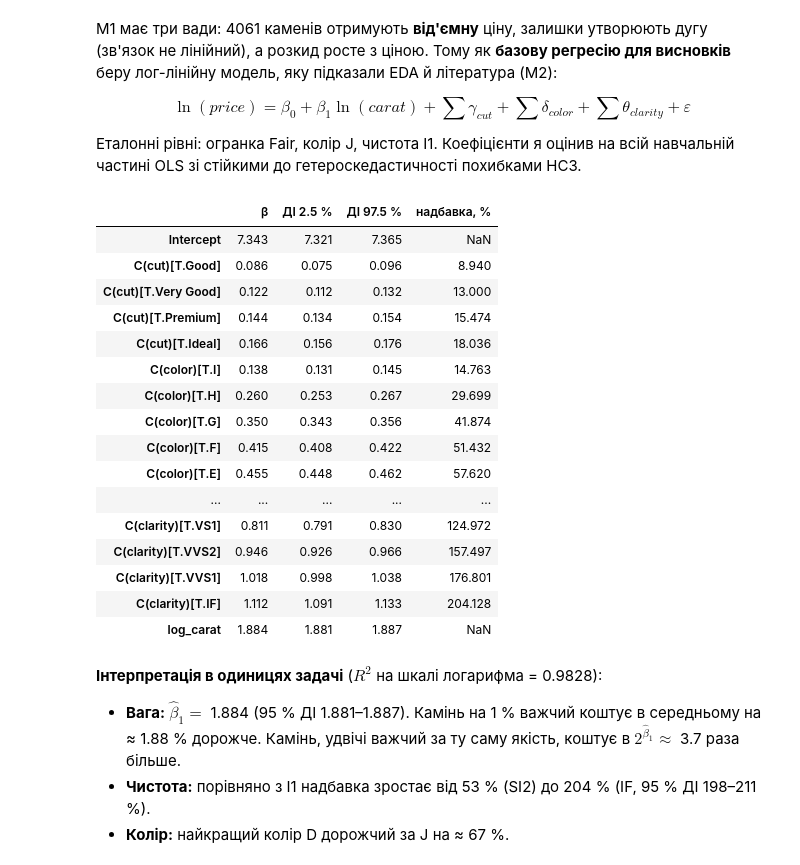
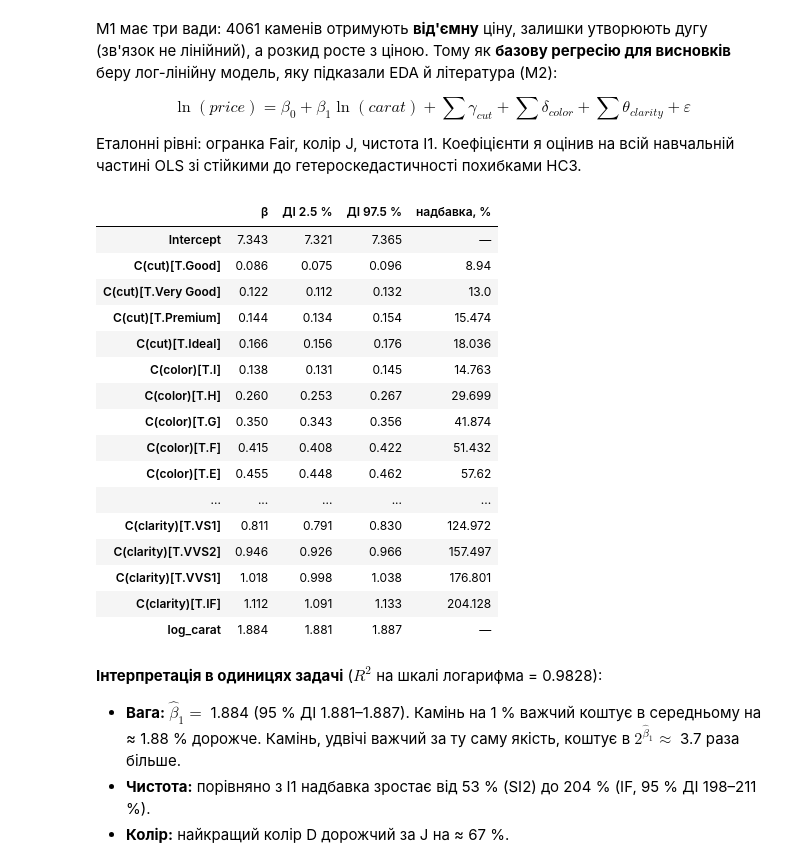
Before and after one commit to vladyslavdemchuk956/Lab03_Demchuk_Vladyslav, a Jupyter notebook: report.ipynb, the cells around one changed output. Cells and saved outputs as stored; diff of their text form; code cells hidden in the pictures.

```diff
--- a/report.ipynb
+++ b/report.ipynb
@@ -324,49 +324,50 @@ ci = m2.conf_int()
 coef = pd.DataFrame()
 coef["β"] = m2.params
 coef["ДІ 2.5 %"] = ci[0]
 coef["ДІ 97.5 %"] = ci[1]
 coef["надбавка, %"] = (np.exp(m2.params) - 1) * 100
 coef.loc["Intercept", "надбавка, %"] = np.nan
 coef.loc["log_carat", "надбавка, %"] = np.nan
 coef = coef.round(3)
+coef = coef.fillna("—")
 coef.to_csv("results/m2_coefficients.csv")
 
 b1 = float(m2.params["log_carat"])
 clarity_beta = m2.params[["C(clarity)[T.SI2]", "C(clarity)[T.SI1]", "C(clarity)[T.VS2]",
                           "C(clarity)[T.VS1]", "C(clarity)[T.VVS2]", "C(clarity)[T.VVS1]",
                           "C(clarity)[T.IF]"]]
 
 numbers["b1"] = round(b1, 3)
 numbers["b1_lo"] = round(float(ci.loc["log_carat", 0]), 3)
 numbers["b1_hi"] = round(float(ci.loc["log_carat", 1]), 3)
 numbers["r2_m2"] = round(float(m2.rsquared), 4)
 numbers["si2_prem"] = round(float(np.exp(m2.params["C(clarity)[T.SI2]"]) - 1) * 100)
 numbers["if_prem"] = round(float(np.exp(m2.params["C(clarity)[T.IF]"]) - 1) * 100)
 numbers["if_lo"] = round(float(np.exp(ci.loc["C(clarity)[T.IF]", 0]) - 1) * 100)
 numbers["if_hi"] = round(float(np.exp(ci.loc["C(clarity)[T.IF]", 1]) - 1) * 100)
 numbers["clar_monotone"] = bool(clarity_beta.is_monotonic_increasing and (clarity_beta > 0).all())
 numbers["d_prem"] = round(float(np.exp(m2.params["C(color)[T.D]"]) - 1) * 100)
 numbers["ideal_prem"] = round(float(np.exp(m2.params["C(cut)[T.Ideal]"]) - 1) * 100)
 
 coef
 # %% [output]
 |  | β | ДІ 2.5 % | ДІ 97.5 % | надбавка, % |
-| Intercept | 7.343 | 7.321 | 7.365 | NaN |
-| C(cut)[T.Good] | 0.086 | 0.075 | 0.096 | 8.940 |
-| C(cut)[T.Very Good] | 0.122 | 0.112 | 0.132 | 13.000 |
+| Intercept | 7.343 | 7.321 | 7.365 | — |
+| C(cut)[T.Good] | 0.086 | 0.075 | 0.096 | 8.94 |
+| C(cut)[T.Very Good] | 0.122 | 0.112 | 0.132 | 13.0 |
 | C(cut)[T.Premium] | 0.144 | 0.134 | 0.154 | 15.474 |
 | C(cut)[T.Ideal] | 0.166 | 0.156 | 0.176 | 18.036 |
 | C(color)[T.I] | 0.138 | 0.131 | 0.145 | 14.763 |
 | C(color)[T.H] | 0.260 | 0.253 | 0.267 | 29.699 |
 | C(color)[T.G] | 0.350 | 0.343 | 0.356 | 41.874 |
 | C(color)[T.F] | 0.415 | 0.408 | 0.422 | 51.432 |
-| C(color)[T.E] | 0.455 | 0.448 | 0.462 | 57.620 |
+| C(color)[T.E] | 0.455 | 0.448 | 0.462 | 57.62 |
 | ... | ... | ... | ... | ... |
 | C(clarity)[T.VS1] | 0.811 | 0.791 | 0.830 | 124.972 |
 | C(clarity)[T.VVS2] | 0.946 | 0.926 | 0.966 | 157.497 |
 | C(clarity)[T.VVS1] | 1.018 | 0.998 | 1.038 | 176.801 |
 | C(clarity)[T.IF] | 1.112 | 1.091 | 1.133 | 204.128 |
-| log_carat | 1.884 | 1.881 | 1.887 | NaN |
+| log_carat | 1.884 | 1.881 | 1.887 | — |
 # %% [markdown]
 **Інтерпретація в одиницях задачі** ($R^2$ на шкалі логарифма = 0.9828):
 
```
Also changed, not shown: parts of 7 cells of this notebook, 7 other files.
